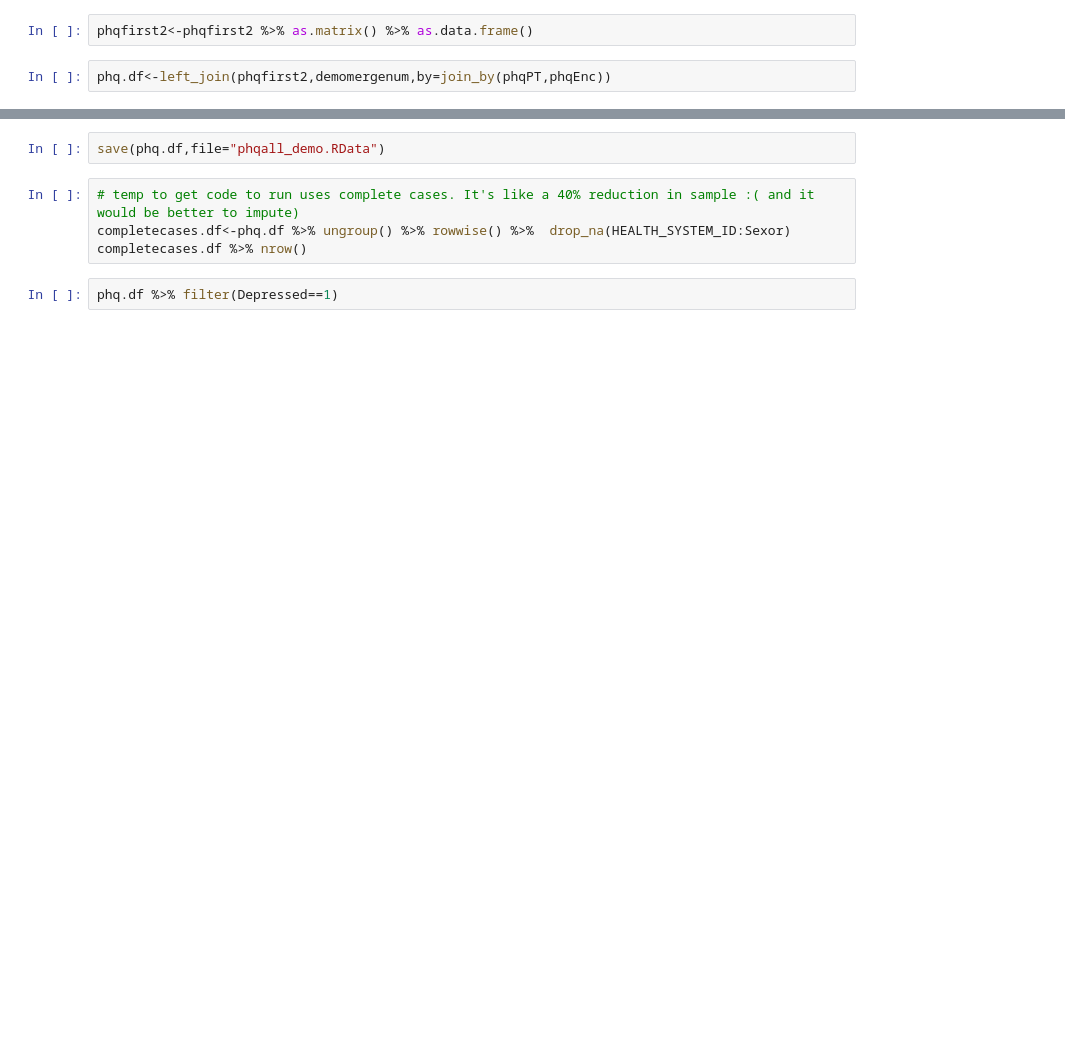
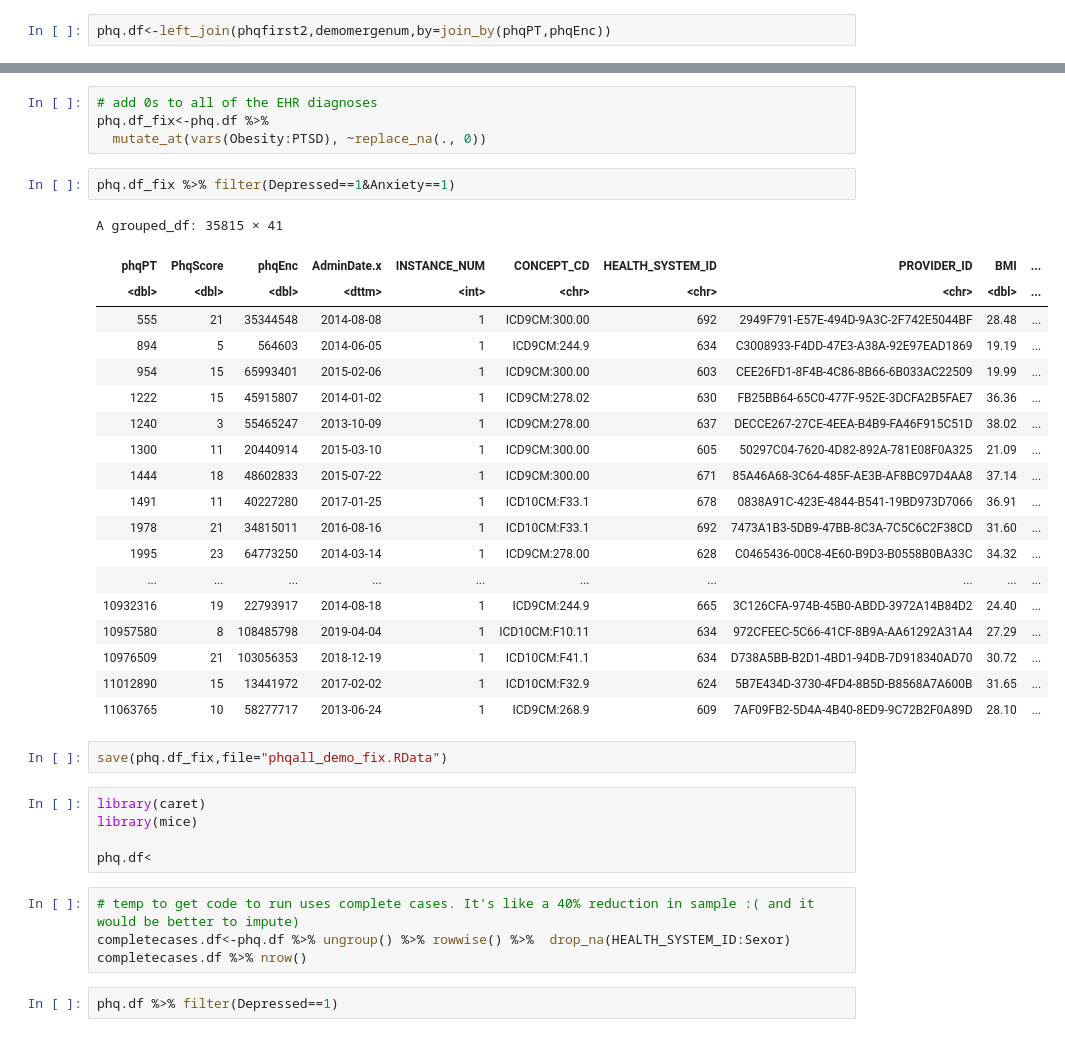
Before and after one commit to nattonge/Aimahead, a Jupyter notebook: PullingDataTogether(1).ipynb, the cells around one changed output, grey strips where cells are left out. Cells and saved outputs as stored; diff of their text form; blank space fills up the shorter version.

```diff
--- a/PullingDataTogether(1).ipynb
+++ b/PullingDataTogether(1).ipynb
@@ -266,5 +442,3 @@ demomergenum$DepAny<-as.numeric(as.character(demomerge$DepAny))
-# %%
-phqfirst2<-phqfirst2 %>% as.matrix() %>% as.data.frame()
 # %%
 phq.df<-left_join(phqfirst2,demomergenum,by=join_by(phqPT,phqEnc))
 # %%
@@ -273,5 +450,36 @@ phq.df %>% nrow() #985645
+# %%
+# add 0s to all of the EHR diagnoses
+phq.df_fix<-phq.df %>%
+  mutate_at(vars(Obesity:PTSD), ~replace_na(., 0))
+# %%
+phq.df_fix %>% filter(Depressed==1&Anxiety==1)
+# %% [output]
+A grouped_df: 35815 × 41
+| phqPT | PhqScore | phqEnc | AdminDate.x | INSTANCE_NUM | CONCEPT_CD | HEALTH_SYSTEM_ID | PROVIDER_ID | BMI | ... |
+| <dbl> | <dbl> | <dbl> | <dttm> | <int> | <chr> | <chr> | <chr> | <dbl> | ... |
+| 555 | 21 | 35344548 | 2014-08-08 | 1 | ICD9CM:300.00 | 692 | 2949F791-E57E-494D-9A3C-2F742E5044BF | 28.48 | ... |
+| 894 | 5 | 564603 | 2014-06-05 | 1 | ICD9CM:244.9 | 634 | C3008933-F4DD-47E3-A38A-92E97EAD1869 | 19.19 | ... |
+| 954 | 15 | 65993401 | 2015-02-06 | 1 | ICD9CM:300.00 | 603 | CEE26FD1-8F4B-4C86-8B66-6B033AC22509 | 19.99 | ... |
+| 1222 | 15 | 45915807 | 2014-01-02 | 1 | ICD9CM:278.02 | 630 | FB25BB64-65C0-477F-952E-3DCFA2B5FAE7 | 36.36 | ... |
+| 1240 | 3 | 55465247 | 2013-10-09 | 1 | ICD9CM:278.00 | 637 | DECCE267-27CE-4EEA-B4B9-FA46F915C51D | 38.02 | ... |
+| 1300 | 11 | 20440914 | 2015-03-10 | 1 | ICD9CM:300.00 | 605 | 50297C04-7620-4D82-892A-781E08F0A325 | 21.09 | ... |
+| 1444 | 18 | 48602833 | 2015-07-22 | 1 | ICD9CM:300.00 | 671 | 85A46A68-3C64-485F-AE3B-AF8BC97D4AA8 | 37.14 | ... |
+| 1491 | 11 | 40227280 | 2017-01-25 | 1 | ICD10CM:F33.1 | 678 | 0838A91C-423E-4844-B541-19BD973D7066 | 36.91 | ... |
+| 1978 | 21 | 34815011 | 2016-08-16 | 1 | ICD10CM:F33.1 | 692 | 7473A1B3-5DB9-47BB-8C3A-7C5C6C2F38CD | 31.60 | ... |
+| 1995 | 23 | 64773250 | 2014-03-14 | 1 | ICD9CM:278.00 | 628 | C0465436-00C8-4E60-B9D3-B0558B0BA33C | 34.32 | ... |
+| ... | ... | ... | ... | ... | ... | ... | ... | ... | ... |
+| 10932316 | 19 | 22793917 | 2014-08-18 | 1 | ICD9CM:244.9 | 665 | 3C126CFA-974B-45B0-ABDD-3972A14B84D2 | 24.40 | ... |
+| 10957580 | 8 | 108485798 | 2019-04-04 | 1 | ICD10CM:F10.11 | 634 | 972CFEEC-5C66-41CF-8B9A-AA61292A31A4 | 27.29 | ... |
+| 10976509 | 21 | 103056353 | 2018-12-19 | 1 | ICD10CM:F41.1 | 634 | D738A5BB-B2D1-4BD1-94DB-7D918340AD70 | 30.72 | ... |
+| 11012890 | 15 | 13441972 | 2017-02-02 | 1 | ICD10CM:F32.9 | 624 | 5B7E434D-3730-4FD4-8B5D-B8568A7A600B | 31.65 | ... |
+| 11063765 | 10 | 58277717 | 2013-06-24 | 1 | ICD9CM:268.9 | 609 | 7AF09FB2-5D4A-4B40-8ED9-9C72B2F0A89D | 28.10 | ... |
 # %%
-save(phq.df,file="phqall_demo.RData")
+save(phq.df_fix,file="phqall_demo_fix.RData")
+# %%
+library(caret)
+library(mice)
+
+phq.df<
 # %%
 # temp to get code to run uses complete cases. It's like a 40% reduction in sample :( and it would be better to impute)
 completecases.df<-phq.df %>% ungroup() %>% rowwise() %>%  drop_na(HEALTH_SYSTEM_ID:Sexor)
```
Also changed, not shown: parts of 62 cells of this notebook, 8 other files.
